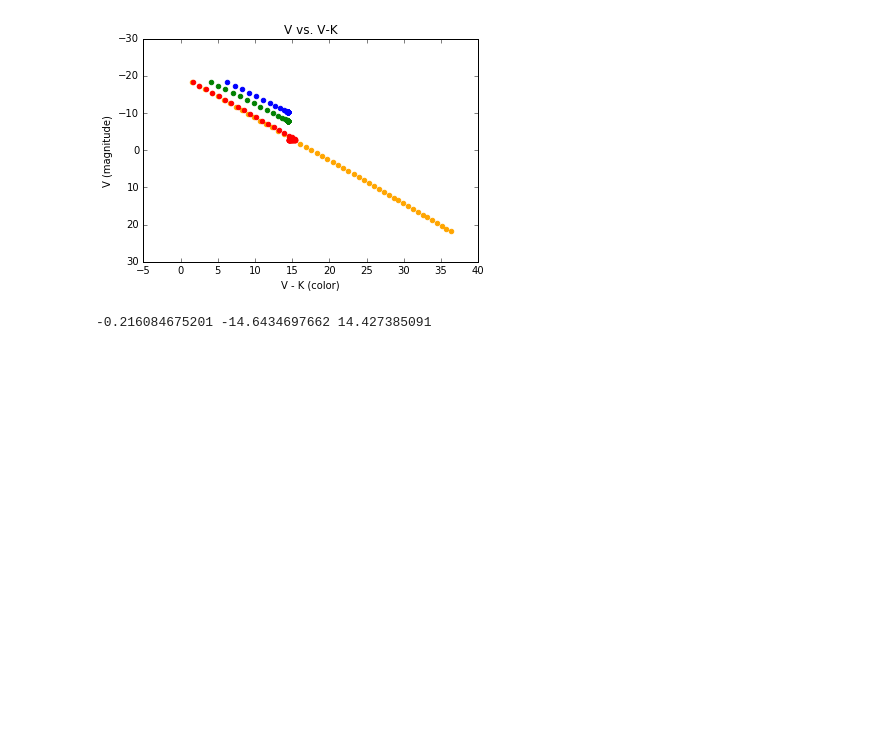
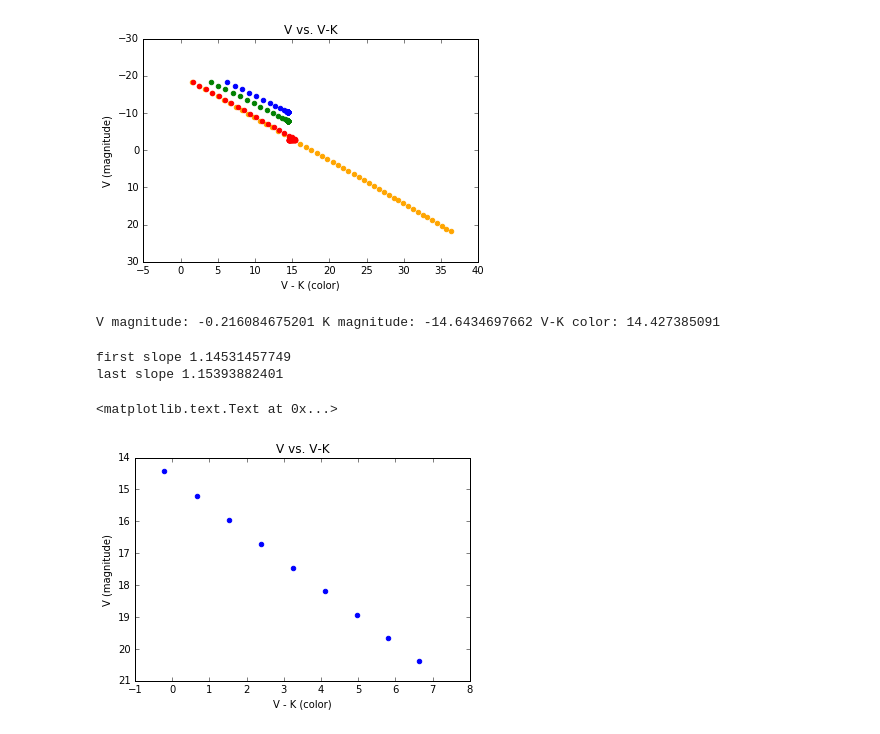
Before and after one commit to ojalae/initial-photometry, a Jupyter notebook: Plotting Colors For Extinguished Spectra 2.ipynb, the cells around one changed output. Cells and saved outputs as stored; diff of their text form; code cells hidden in the pictures; blank space fills up the shorter version.

```diff
--- a/Plotting Colors For Extinguished Spectra 2.ipynb
+++ b/Plotting Colors For Extinguished Spectra 2.ipynb
@@ -384,3 +382,11 @@ last slope -1.55205355783e-08
+# %%
+#Run photometry on disk only:
+Kmag=getMag_hires('Ks',wav,planck_sed(wav,1200))
+Vmag=getMag_hires('V',wav,planck_sed(wav,1200))
+VminKmag = Vmag - Kmag
+print "V magnitude:",Vmag,"K magnitude:", Kmag,"V-K color:", VminKmag
+# %% [output]
+V magnitude: -0.216084675201 K magnitude: -14.6434697662 V-K color: 14.427385091
 # %%
 def PlotDisk(temp,numpoints,bbscale,plotcolor):
     #define model spectrum
@@ -430,10 +436,14 @@ def PlotDisk(temp,numpoints,bbscale,plotcolor):
     slope_2 = (V_mag_list[-1] - V_mag_list[-2])/(V_min_K_list[-1]-V_min_K_list[-2])
     print "first slope", slope_1
     print "last slope", slope_2
-# %%
-Kmag=getMag_hires('Ks',wav,planck_sed(wav,1200))
-Vmag=getMag_hires('V',wav,planck_sed(wav,1200))
-VminKmag = Vmag - Kmag
-print Vmag, Kmag, VminKmag
-# %% [output]
--0.216084675201 -14.6434697662 14.427385091
+# %%
+PlotDisk(1200,10,10,'blue')
+plt.gca().invert_yaxis()
+plt.xlabel("V - K (color)")
+plt.ylabel("V (magnitude)")
+plt.title('V vs. V-K')
+# %% [output]
+first slope 1.14531457749
+last slope 1.15393882401
+<matplotlib.text.Text at 0x...>
+[figure, added]
```
Also changed, not shown: parts of 2 cells of this notebook.
